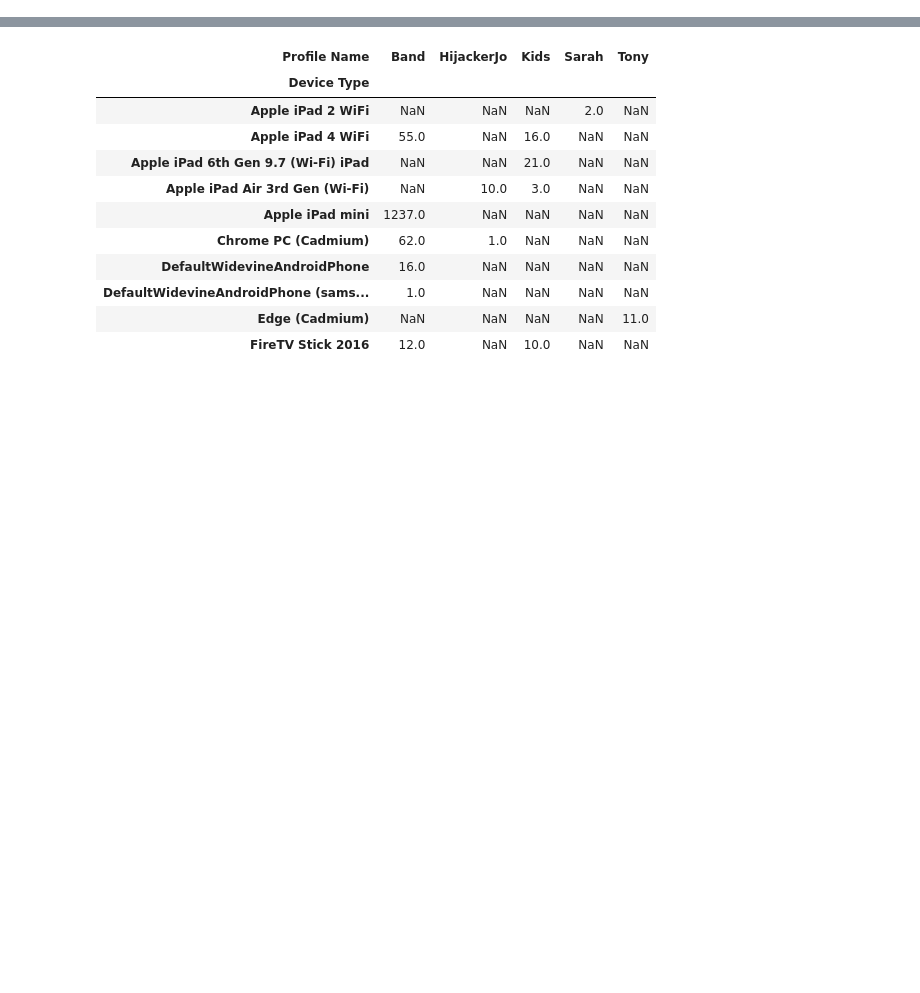
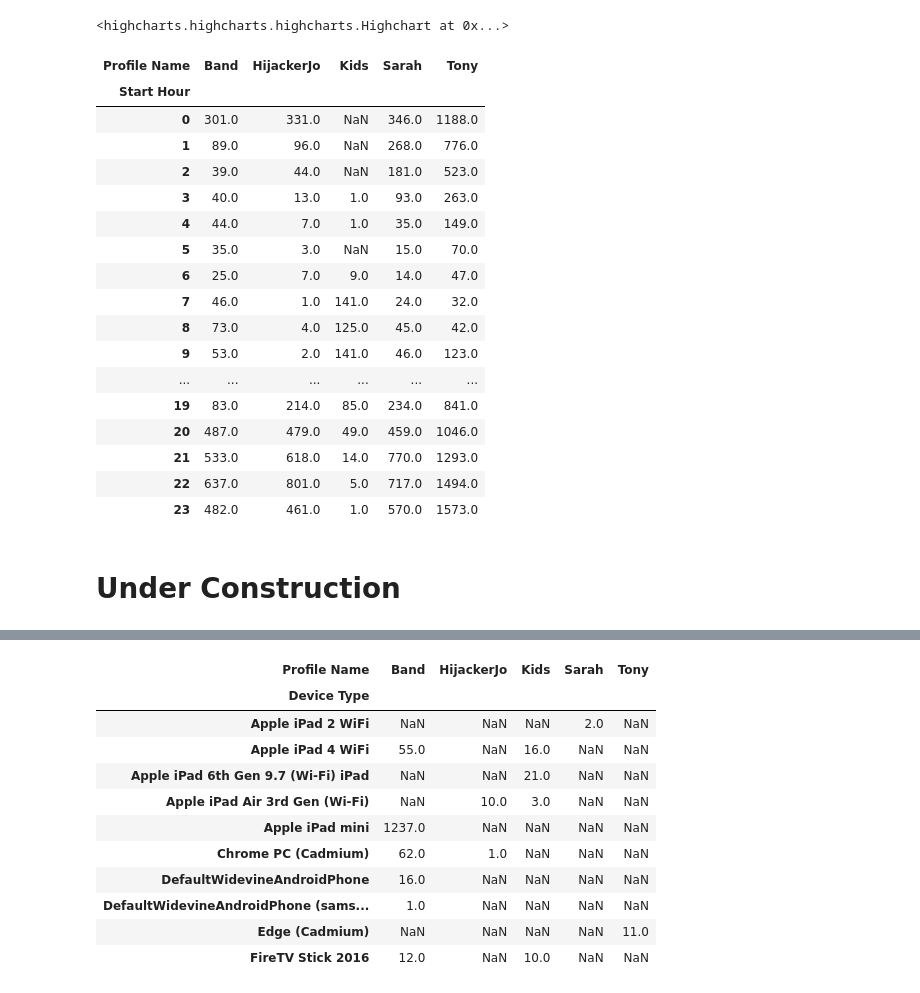
Before and after one commit to atotorica/Netflix, a Jupyter notebook: Netflix.ipynb, the cells around one changed output, grey strips where cells are left out. Drawn from its saved outputs; the diff is of its cells as text; code cells hidden in the pictures; blank space fills up the shorter version.

```diff
--- a/Netflix.ipynb
+++ b/Netflix.ipynb
@@ -42,0 +190,61 @@ view_act.head()
+# %%
+chart = Highchart()
+
+options = {
+    'title': {
+        'text': 'Time of Day'
+    },
+    'chart': {
+        'polar': True,
+        'type': 'line'
+    },
+    'yAxis': {
+        'gridLineInterpolation': 'polygon',
+        'lineWidth': 0,
+        'min': 0
+    },
+    'xAxis': {
+        'tickmarkPlacement': 'on',
+        'lineWidth': 0
+    },
+    'tooltip': {
+        'shared': True
+    }
+}
+
+chart.set_dict_options(options)
+chart.set_options('xAxis', {'categories': ['12AM', '1AM', '2AM', '3AM', '4AM', '5AM', '6AM', '7AM', '8AM',
+                                           '9AM', '10AM', '11AM', '12PM', '1PM', '2PM', '3PM', '4PM', '5PM',
+                                           '6PM', '7PM', '8PM', '9PM', '10PM', '11PM']})
+sum_pf_start = view_act.groupby(['Profile Name', 'Start Hour'])[
+    'Start Time'].count().unstack(level=0)
+normalized = sum_pf_start / sum_pf_start.max()
+for profile in normalized.columns:
+    chart.add_data_set(normalized[profile].to_list(), name=profile)
+
+chart
+# %% [output]
+<highcharts.highcharts.highcharts.Highchart at 0x...>
+# %%
+sum_pf_start
+# %% [output]
+| Profile Name | Band | HijackerJo | Kids | Sarah | Tony |
+| Start Hour |  |  |  |  |  |
+| 0 | 301.0 | 331.0 | NaN | 346.0 | 1188.0 |
+| 1 | 89.0 | 96.0 | NaN | 268.0 | 776.0 |
+| 2 | 39.0 | 44.0 | NaN | 181.0 | 523.0 |
+| 3 | 40.0 | 13.0 | 1.0 | 93.0 | 263.0 |
+| 4 | 44.0 | 7.0 | 1.0 | 35.0 | 149.0 |
+| 5 | 35.0 | 3.0 | NaN | 15.0 | 70.0 |
+| 6 | 25.0 | 7.0 | 9.0 | 14.0 | 47.0 |
+| 7 | 46.0 | 1.0 | 141.0 | 24.0 | 32.0 |
+| 8 | 73.0 | 4.0 | 125.0 | 45.0 | 42.0 |
+| 9 | 53.0 | 2.0 | 141.0 | 46.0 | 123.0 |
+| ... | ... | ... | ... | ... | ... |
+| 19 | 83.0 | 214.0 | 85.0 | 234.0 | 841.0 |
+| 20 | 487.0 | 479.0 | 49.0 | 459.0 | 1046.0 |
+| 21 | 533.0 | 618.0 | 14.0 | 770.0 | 1293.0 |
+| 22 | 637.0 | 801.0 | 5.0 | 717.0 | 1494.0 |
+| 23 | 482.0 | 461.0 | 1.0 | 570.0 | 1573.0 |
+# %% [markdown]
+# Under Construction
```
Also changed, not shown: parts of 29 cells of this notebook.
